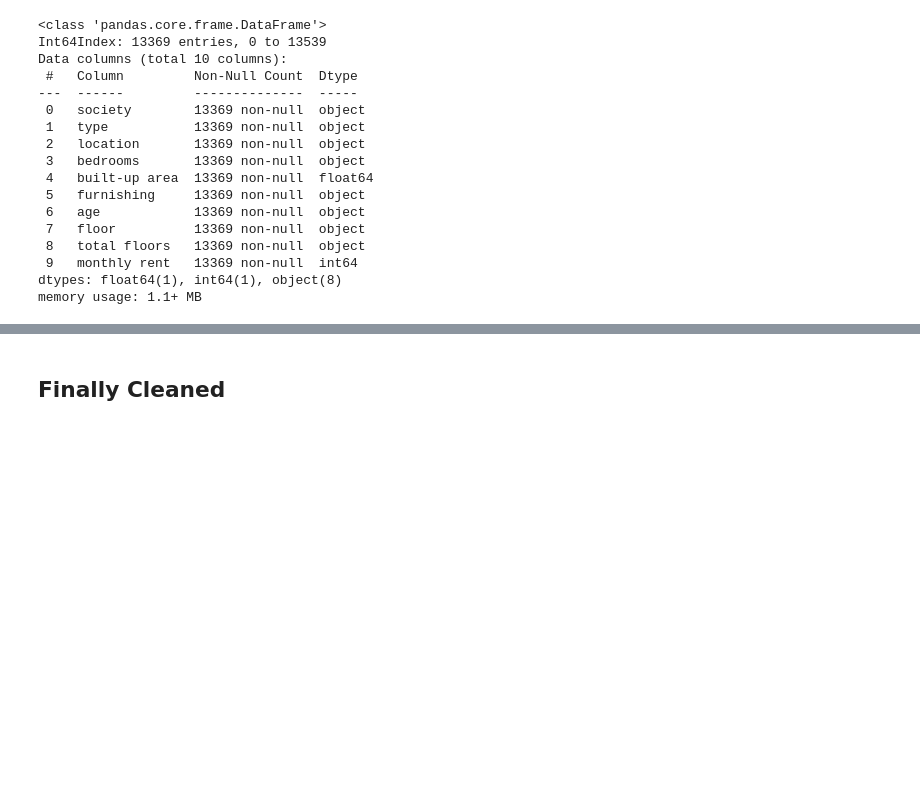
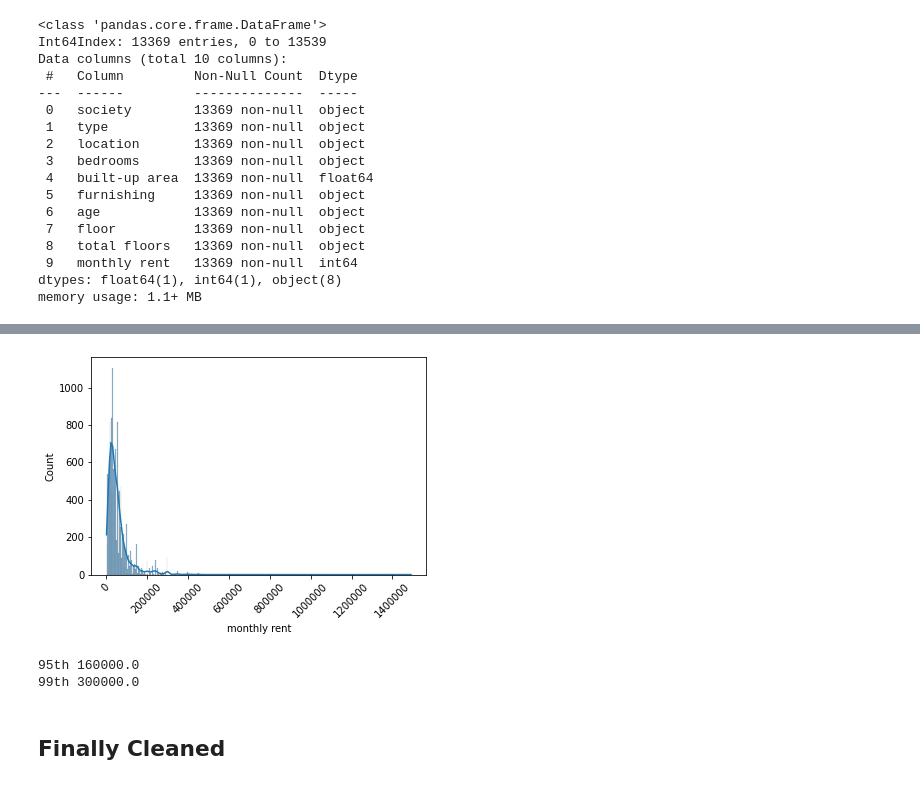
Before and after one commit to G0rav/House_Rent_Predictor, a Jupyter notebook: Mumbai_House_Rent_Prediction.ipynb, the cells around one changed output, grey strips where cells are left out. Saved outputs shown, nothing was run; the diff lists cells and outputs as text; code cells hidden in the pictures; blank space fills up the shorter version.

```diff
--- a/Mumbai_House_Rent_Prediction.ipynb
+++ b/Mumbai_House_Rent_Prediction.ipynb
@@ -408,3 +483,16 @@ data9.info()
+# %%
+sns.histplot(df['monthly rent'], kde=True)
+plt.ticklabel_format(style='plain')
+plt.xticks(rotation=45)
+plt.show()
+# %% [output]
+[figure, added]
+# %%
+print('95th', df['monthly rent'].quantile(q = 0.95))
+print('99th', df['monthly rent'].quantile(q = 0.99))
+# %% [output]
+95th 160000.0
+99th 300000.0
 # %% [markdown]
 ## Finally Cleaned
 # %% [markdown]
```
Also changed, not shown: parts of 13 cells of this notebook.
